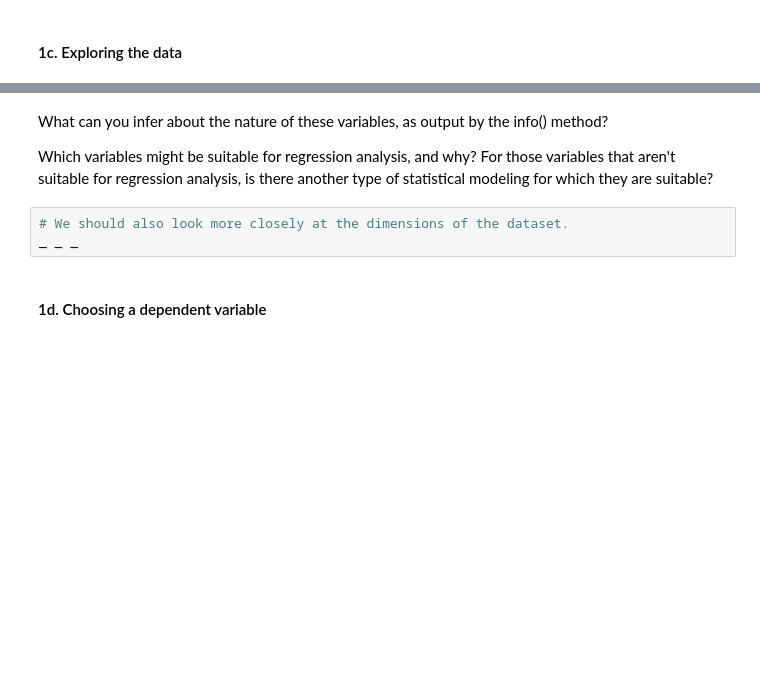
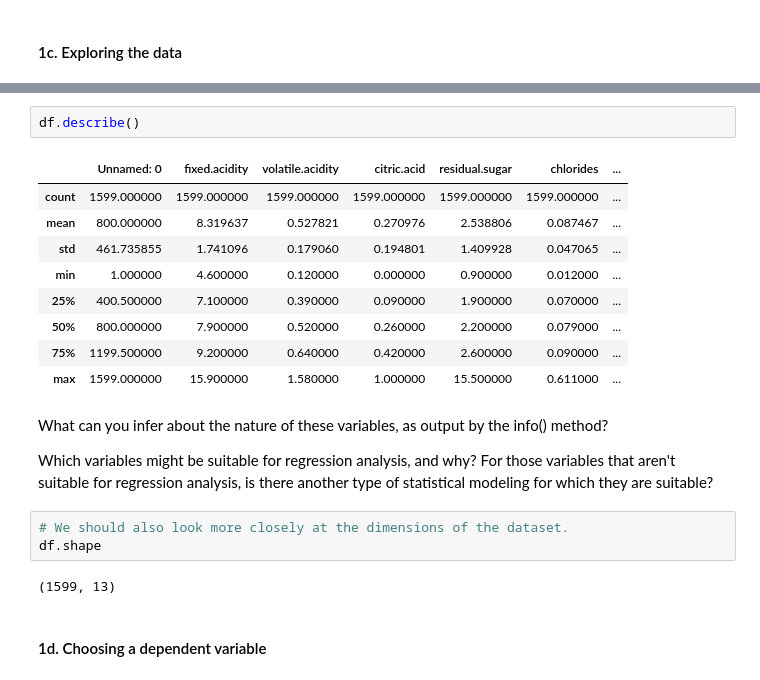
Before and after one commit to Khalif81/RedWinePrediction, a Jupyter notebook: Springboard Regression Case Study - the Red Wine Dataset - Tier 3_KhalifOliver.ipynb, the cells around one changed output, grey strips where cells are left out. Cells and saved outputs as stored; diff of their text form; blank space fills up the shorter version.

```diff
--- a/Springboard Regression Case Study - the Red Wine Dataset - Tier 3_KhalifOliver.ipynb
+++ b/Springboard Regression Case Study - the Red Wine Dataset - Tier 3_KhalifOliver.ipynb
@@ -72,10 +109,24 @@ _ _ _
+# %%
+df.describe()
+# %% [output]
+|  | Unnamed: 0 | fixed.acidity | volatile.acidity | citric.acid | residual.sugar | chlorides | ... |
+| count | 1599.000000 | 1599.000000 | 1599.000000 | 1599.000000 | 1599.000000 | 1599.000000 | ... |
+| mean | 800.000000 | 8.319637 | 0.527821 | 0.270976 | 2.538806 | 0.087467 | ... |
+| std | 461.735855 | 1.741096 | 0.179060 | 0.194801 | 1.409928 | 0.047065 | ... |
+| min | 1.000000 | 4.600000 | 0.120000 | 0.000000 | 0.900000 | 0.012000 | ... |
+| 25% | 400.500000 | 7.100000 | 0.390000 | 0.090000 | 1.900000 | 0.070000 | ... |
+| 50% | 800.000000 | 7.900000 | 0.520000 | 0.260000 | 2.200000 | 0.079000 | ... |
+| 75% | 1199.500000 | 9.200000 | 0.640000 | 0.420000 | 2.600000 | 0.090000 | ... |
+| max | 1599.000000 | 15.900000 | 1.580000 | 1.000000 | 15.500000 | 0.611000 | ... |
 # %% [markdown]
 What can you infer about the nature of these variables, as output by the info() method?
 
 Which variables might be suitable for regression analysis, and why? For those variables that aren't suitable for regression analysis, is there another type of statistical modeling for which they are suitable?
 # %%
 # We should also look more closely at the dimensions of the dataset.
-_ _ _
+df.shape
+# %% [output]
+(1599, 13)
 # %% [markdown]
 #### 1d. Choosing a dependent variable
 # %% [markdown]
```
Also changed, not shown: parts of 9 cells of this notebook.
